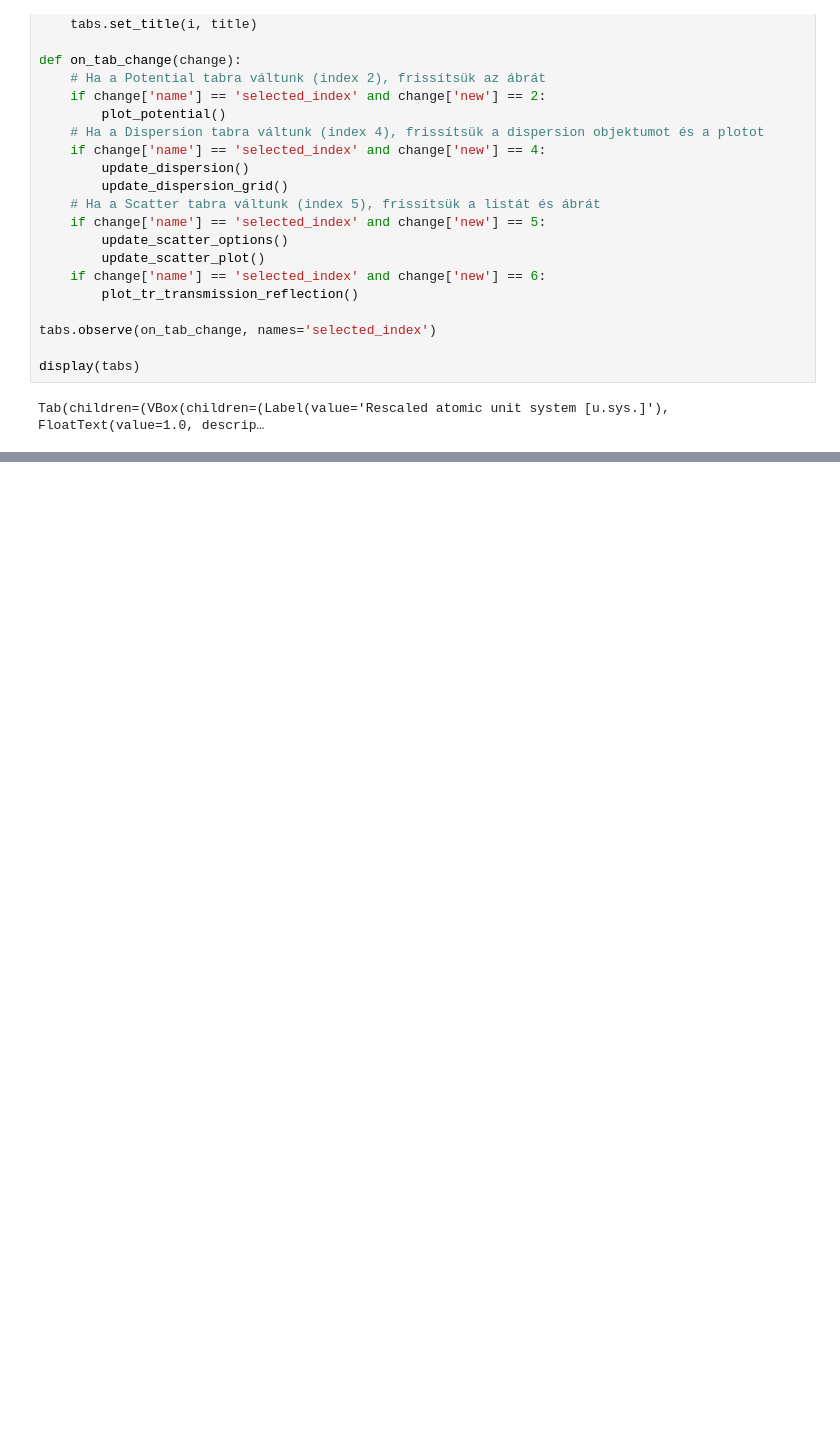
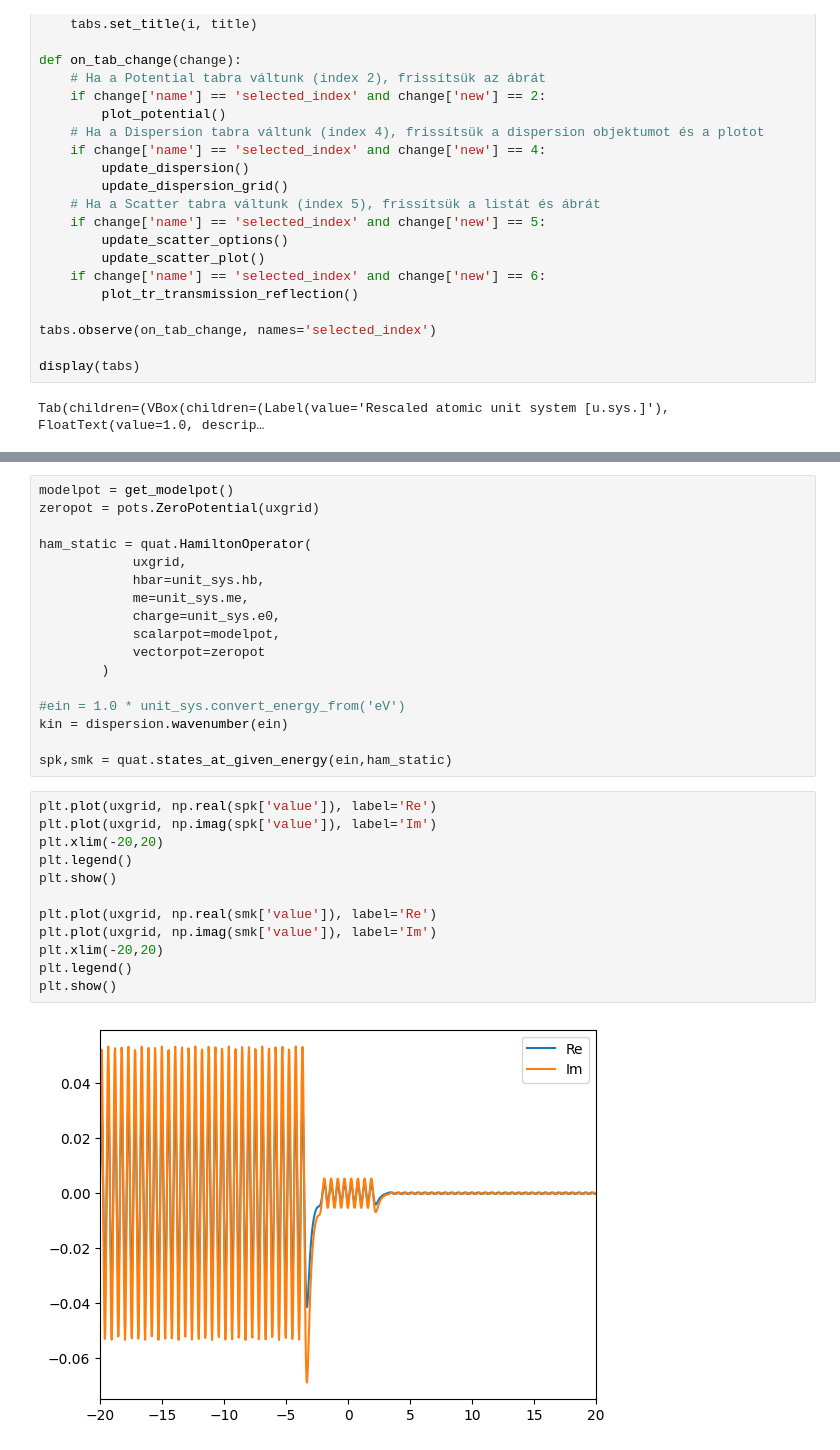
Before and after one commit to magashegyi/testrepo, a Jupyter notebook: scatter_gui.ipynb, the cells around one changed output, grey strips where cells are left out. Saved outputs shown, nothing was run; the diff lists cells and outputs as text; blank space fills up the shorter version.

```diff
--- a/scatter_gui.ipynb
+++ b/scatter_gui.ipynb
@@ -1269,0 +1345,31 @@ Derived units in this rescaled atomic unit system:
+# %%
+modelpot = get_modelpot()
+zeropot = pots.ZeroPotential(uxgrid)
+
+ham_static = quat.HamiltonOperator(
+            uxgrid,
+            hbar=unit_sys.hb,
+            me=unit_sys.me,
+            charge=unit_sys.e0,
+            scalarpot=modelpot,
+            vectorpot=zeropot
+        )
+
+#ein = 1.0 * unit_sys.convert_energy_from('eV')
+kin = dispersion.wavenumber(ein)
+
+spk,smk = quat.states_at_given_energy(ein,ham_static)
+# %%
+plt.plot(uxgrid, np.real(spk['value']), label='Re')
+plt.plot(uxgrid, np.imag(spk['value']), label='Im')
+plt.xlim(-20,20)
+plt.legend()
+plt.show()
+
+plt.plot(uxgrid, np.real(smk['value']), label='Re')
+plt.plot(uxgrid, np.imag(smk['value']), label='Im')
+plt.xlim(-20,20)
+plt.legend()
+plt.show()
+# %% [output]
+[figure, added]
```
Also changed, not shown: parts of 15 cells of this notebook.
